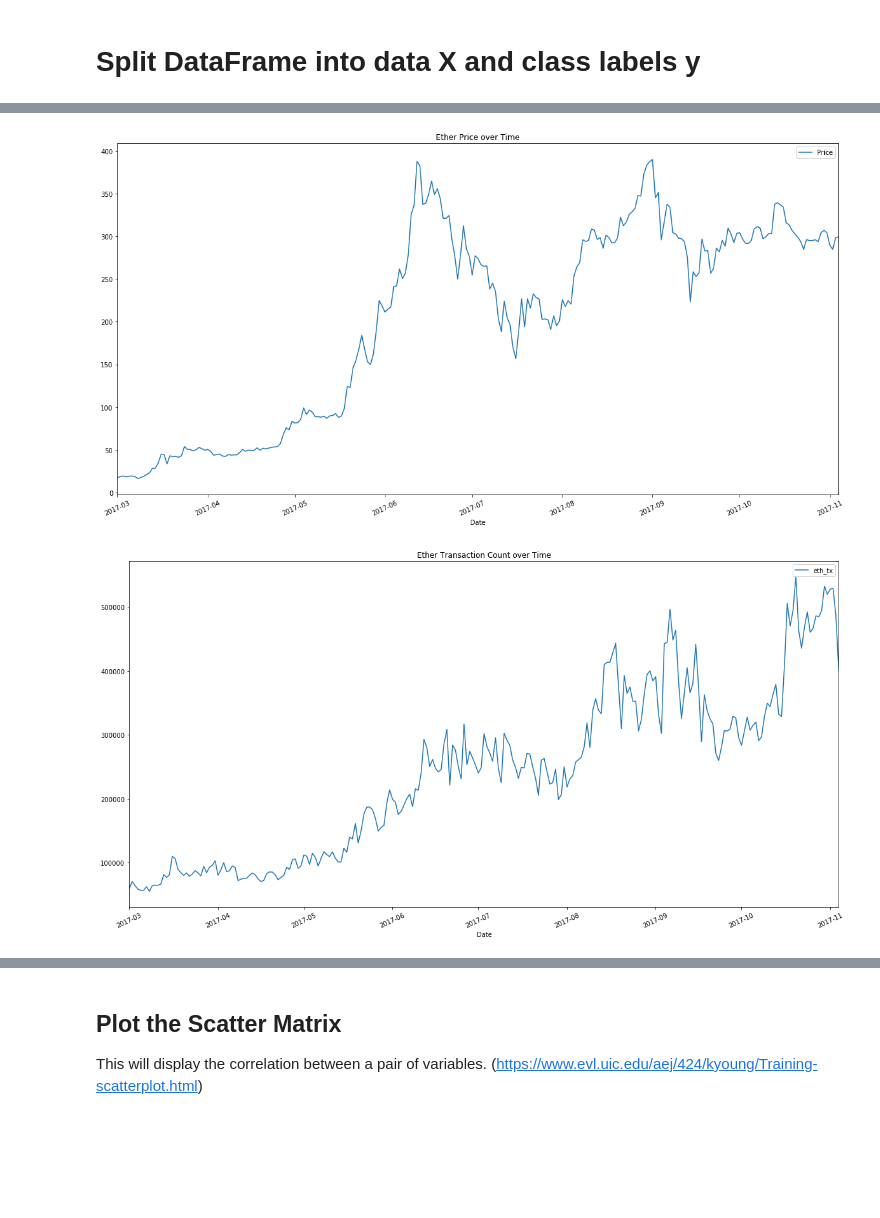
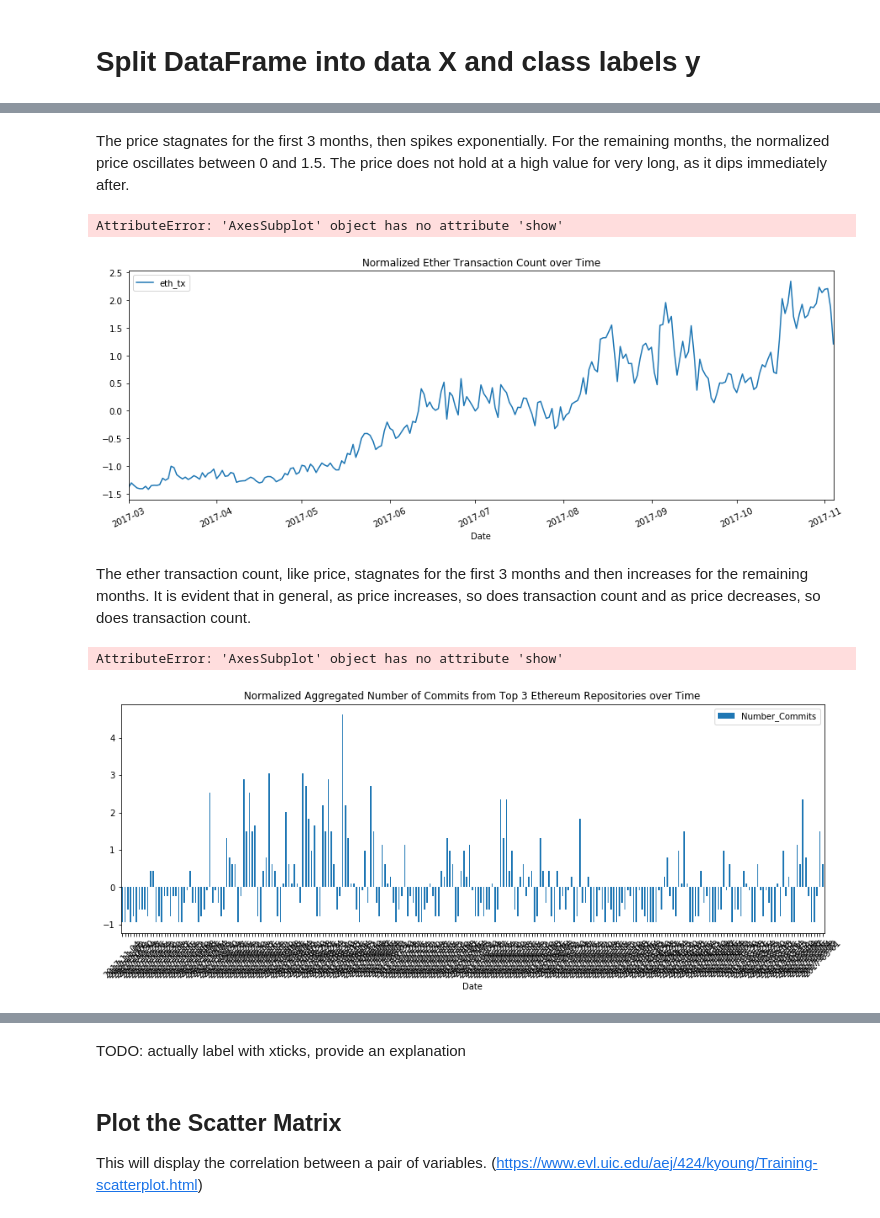
Before and after one commit to Smarker/udacity-ml, a Jupyter notebook: projects/capstone/MLCapstone.ipynb, the cells around one changed output, grey strips where cells are left out. Drawn from its saved outputs; the diff is of its cells as text; code cells hidden in the pictures; blank space fills up the shorter version.

```diff
--- a/projects/capstone/MLCapstone.ipynb
+++ b/projects/capstone/MLCapstone.ipynb
@@ -94,0 +240,13 @@ y = df['Price']
+# %%
+from sklearn.preprocessing import StandardScaler
+
+df_no_date = df.drop('Date', axis=1)
+
+# Standardize features by removing the mean and scaling to unit variance
+scaled_no_date = StandardScaler().fit_transform(df_no_date)
+scaled_df_no_date = pd.DataFrame(scaled_no_date, index=df_no_date.index, columns=df_no_date.columns)
+scaled_df = pd.concat([scaled_df_no_date, X['Date'].to_frame()], axis=1)
+
+scaled_df.plot(title='Normalized Ether Price over Time', x='Date', y='Price', rot=25, figsize=(15,5))
+plt.show()
+plt.close()
@@ -95,17 +256,21 @@ y = df['Price']
+# %% [markdown]
+The price stagnates for the first 3 months, then spikes exponentially. For the remaining months, the normalized price oscillates between 0 and 1.5. The price does not hold at a high value for very long, as it dips immediately after.
+# %%
+scaled_df.plot(title='Normalized Ether Transaction Count over Time', x='Date', y='eth_tx', rot=25, figsize=(15,5))
+plt.show()
+plt.close()
+# %% [output]
+AttributeError: 'AxesSubplot' object has no attribute 'show'
+[figure, added]
+# %% [markdown]
+The ether transaction count, like price, stagnates for the first 3 months and then increases for the remaining months. It is evident that in general, as price increases, so does transaction count and as price decreases, so does transaction count.
 # %%
-import matplotlib.pyplot as plt
+import matplotlib.ticker as plticker
 
-df.plot(title='Ether Price over Time', x='Date', y='Price', rot=25, figsize=(20,10))
+scaled_df.plot(title='Normalized Aggregated Number of Commits from Top 3 Ethereum Repositories over Time', x='Date', y='Number_Commits', kind='bar', rot=45, figsize=(15,5))
+plt.tick_params(bottom='off', labelbottom='off')
 plt.show()
 plt.close()
-
-df.plot(title='Ether Transaction Count over Time', x='Date', y='eth_tx', rot=25, figsize=(20,10))
-plt.show()
-plt.close()
-
-df.plot(title='Aggregated Number of Commits from Top 3 Ethereum Repositories over Time', x='Date', y='Number_Commits', rot=25, figsize=(20,10))
-plt.show()
-plt.close()
 # %% [output]
+AttributeError: 'AxesSubplot' object has no attribute 'show'
-[figure, old version]
+[figure, new version]
-[figure, removed]
@@ -113,3 +277,5 @@ plt.close()
+# %% [markdown]
+TODO: actually label with xticks, provide an explanation
 # %% [markdown]
 ## Plot the Scatter Matrix
 
```
Also changed, not shown: parts of 62 cells of this notebook.
